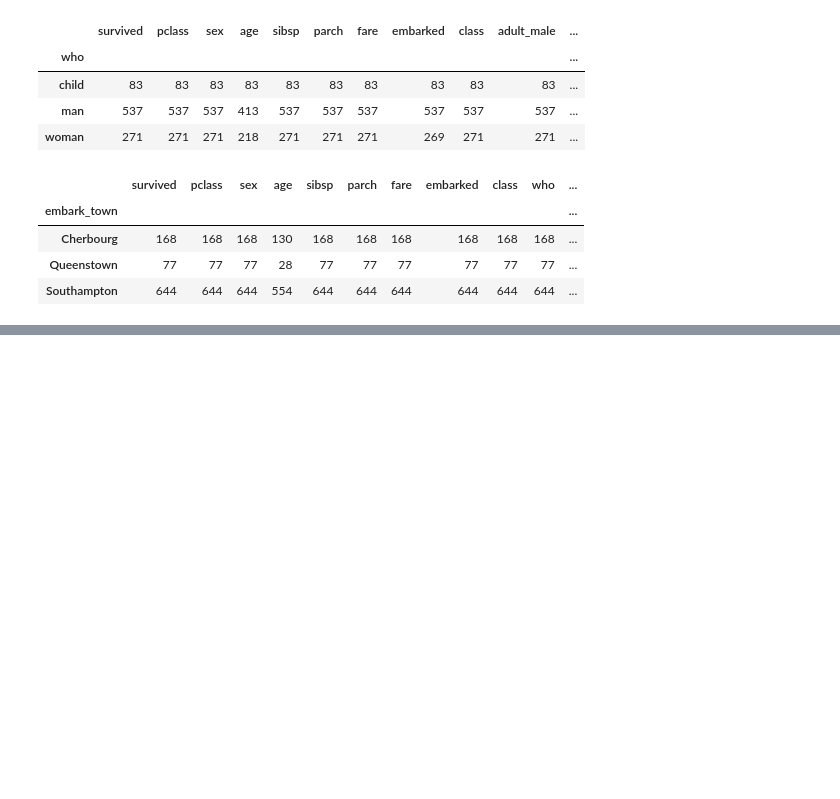
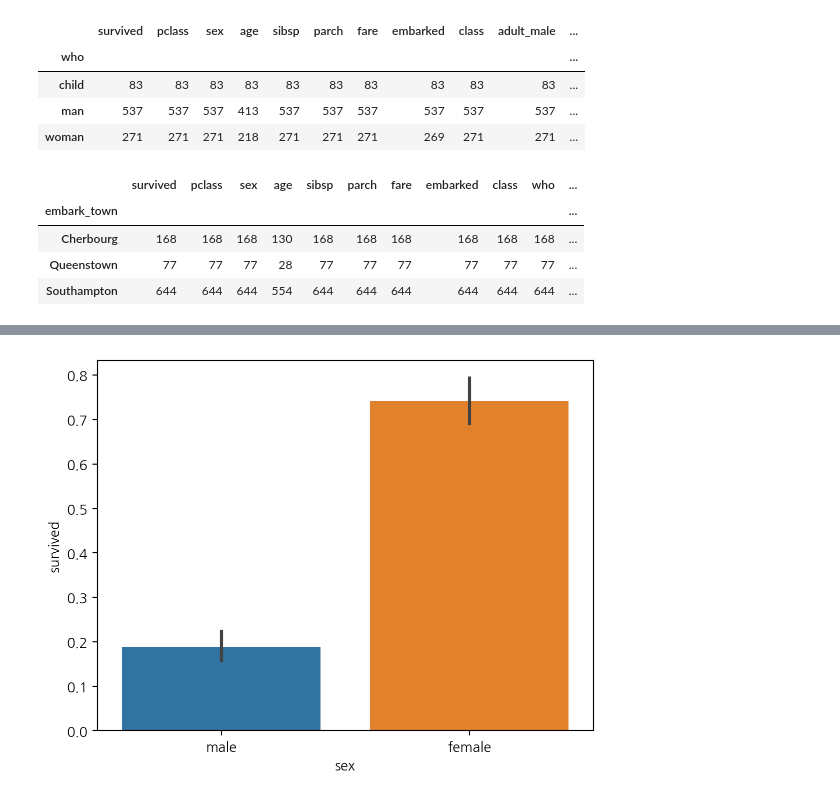
Before and after one commit to kingy0ujin/2024-1-my-BDA, a Jupyter notebook: inclass/02w_0319_tue_dataframe_basic.ipynb, the cells around one changed output, grey strips where cells are left out. Saved outputs shown, nothing was run; the diff lists cells and outputs as text; code cells hidden in the pictures; blank space fills up the shorter version.

```diff
--- a/inclass/02w_0319_tue_dataframe_basic.ipynb
+++ b/inclass/02w_0319_tue_dataframe_basic.ipynb
@@ -273,0 +296,4 @@ titanic.groupby('embark_town').count() # embark_town : Southampton에서 출발-
+# %%
+sns.barplot(data = titanic, x="sex", y = "survived", hue = "sex");
+# %% [output]
+[figure, added]
```
Also changed, not shown: parts of 58 cells of this notebook.
